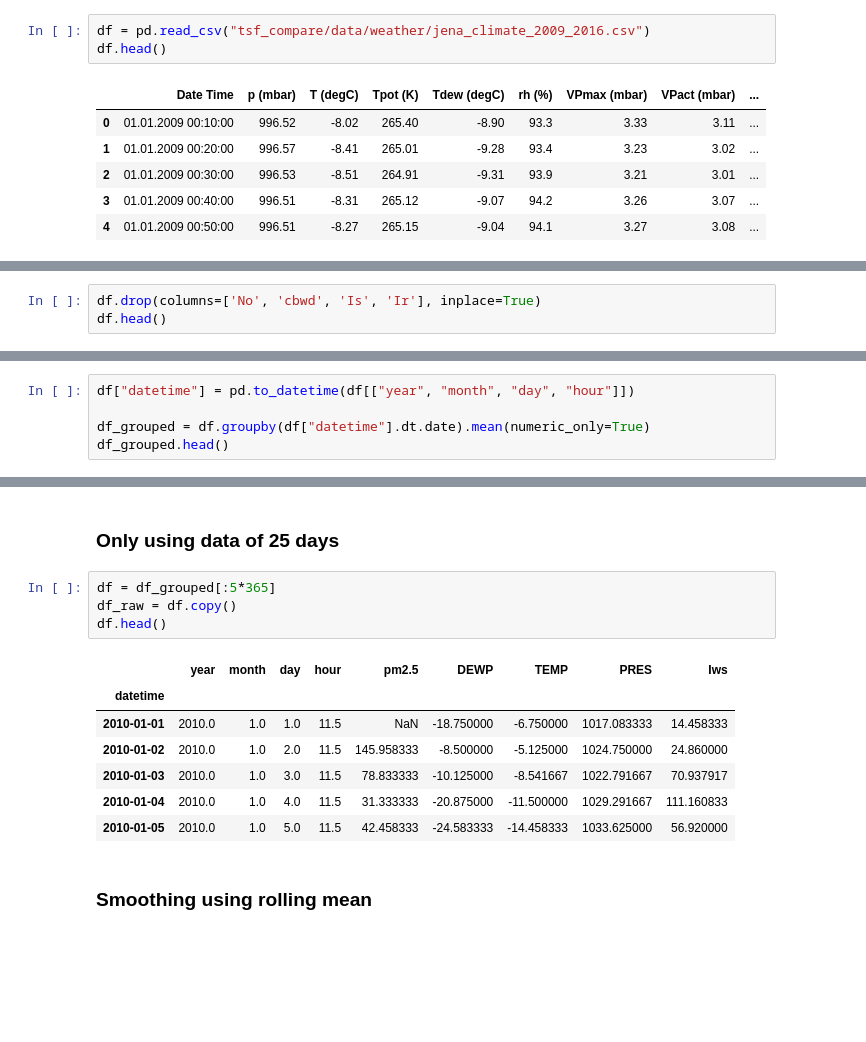
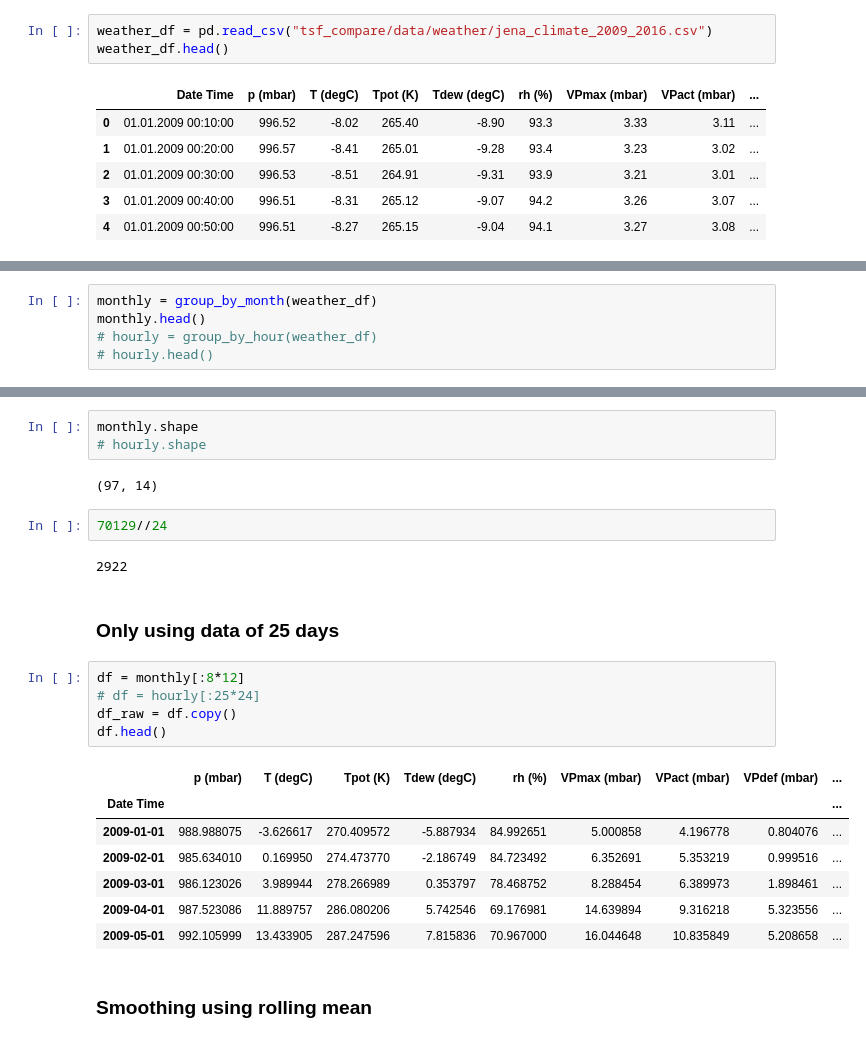
Before and after one commit to kibria30/SPL3, a Jupyter notebook: weather_cast copy.ipynb, the cells around one changed output, grey strips where cells are left out. Saved outputs shown, nothing was run; the diff lists cells and outputs as text; blank space fills up the shorter version.

```diff
--- a/weather_cast copy.ipynb
+++ b/weather_cast copy.ipynb
@@ -3,8 +3,8 @@ import numpy as np
 import pandas as pd
 import matplotlib.pyplot as plt
 # %%
-df = pd.read_csv("tsf_compare/data/weather/jena_climate_2009_2016.csv")
-df.head()
+weather_df = pd.read_csv("tsf_compare/data/weather/jena_climate_2009_2016.csv")
+weather_df.head()
 # %% [output]
 |  | Date Time | p (mbar) | T (degC) | Tpot (K) | Tdew (degC) | rh (%) | VPmax (mbar) | VPact (mbar) | ... |
 | 0 | 01.01.2009 00:10:00 | 996.52 | -8.02 | 265.40 | -8.90 | 93.3 | 3.33 | 3.11 | ... |
@@ -19,3 +14,0 @@ df.shape
-# %%
-df.drop(columns=['No', 'cbwd', 'Is', 'Ir'], inplace=True)
-df.head()
@@ -62,5 +14,0 @@ df.shape, df.dtypes
-# %%
-df["datetime"] = pd.to_datetime(df[["year", "month", "day", "hour"]])
-
-df_grouped = df.groupby(df["datetime"].dt.date).mean(numeric_only=True)
-df_grouped.head()
@@ -93,0 +93,5 @@ df_grouped.shape
+# %%
+monthly = group_by_month(weather_df)
+monthly.head()
+# hourly = group_by_hour(weather_df)
+# hourly.head()
@@ -94,17 +106,27 @@ df_grouped.shape
+# %%
+monthly.shape
+# hourly.shape
+# %% [output]
+(97, 14)
+# %%
+70129//24
+# %% [output]
+2922
 # %% [markdown]
 ### Only using data of 25 days
 # %%
-df = df_grouped[:5*365]
+df = monthly[:8*12]
+# df = hourly[:25*24]
 df_raw = df.copy()
 df.head()
 # %% [output]
-|  | year | month | day | hour | pm2.5 | DEWP | TEMP | PRES | Iws |
-| datetime |  |  |  |  |  |  |  |  |  |
-| 2010-01-01 | 2010.0 | 1.0 | 1.0 | 11.5 | NaN | -18.750000 | -6.750000 | 1017.083333 | 14.458333 |
-| 2010-01-02 | 2010.0 | 1.0 | 2.0 | 11.5 | 145.958333 | -8.500000 | -5.125000 | 1024.750000 | 24.860000 |
-| 2010-01-03 | 2010.0 | 1.0 | 3.0 | 11.5 | 78.833333 | -10.125000 | -8.541667 | 1022.791667 | 70.937917 |
-| 2010-01-04 | 2010.0 | 1.0 | 4.0 | 11.5 | 31.333333 | -20.875000 | -11.500000 | 1029.291667 | 111.160833 |
-| 2010-01-05 | 2010.0 | 1.0 | 5.0 | 11.5 | 42.458333 | -24.583333 | -14.458333 | 1033.625000 | 56.920000 |
+|  | p (mbar) | T (degC) | Tpot (K) | Tdew (degC) | rh (%) | VPmax (mbar) | VPact (mbar) | VPdef (mbar) | ... |
+| Date Time |  |  |  |  |  |  |  |  | ... |
+| 2009-01-01 | 988.988075 | -3.626617 | 270.409572 | -5.887934 | 84.992651 | 5.000858 | 4.196778 | 0.804076 | ... |
+| 2009-02-01 | 985.634010 | 0.169950 | 274.473770 | -2.186749 | 84.723492 | 6.352691 | 5.353219 | 0.999516 | ... |
+| 2009-03-01 | 986.123026 | 3.989944 | 278.266989 | 0.353797 | 78.468752 | 8.288454 | 6.389973 | 1.898461 | ... |
+| 2009-04-01 | 987.523086 | 11.889757 | 286.080206 | 5.742546 | 69.176981 | 14.639894 | 9.316218 | 5.323556 | ... |
+| 2009-05-01 | 992.105999 | 13.433905 | 287.247596 | 7.815836 | 70.967000 | 16.044648 | 10.835849 | 5.208658 | ... |
 # %% [markdown]
 ### Smoothing using rolling mean
 # %%
```
Also changed, not shown: parts of 25 cells of this notebook, 2 other files.
